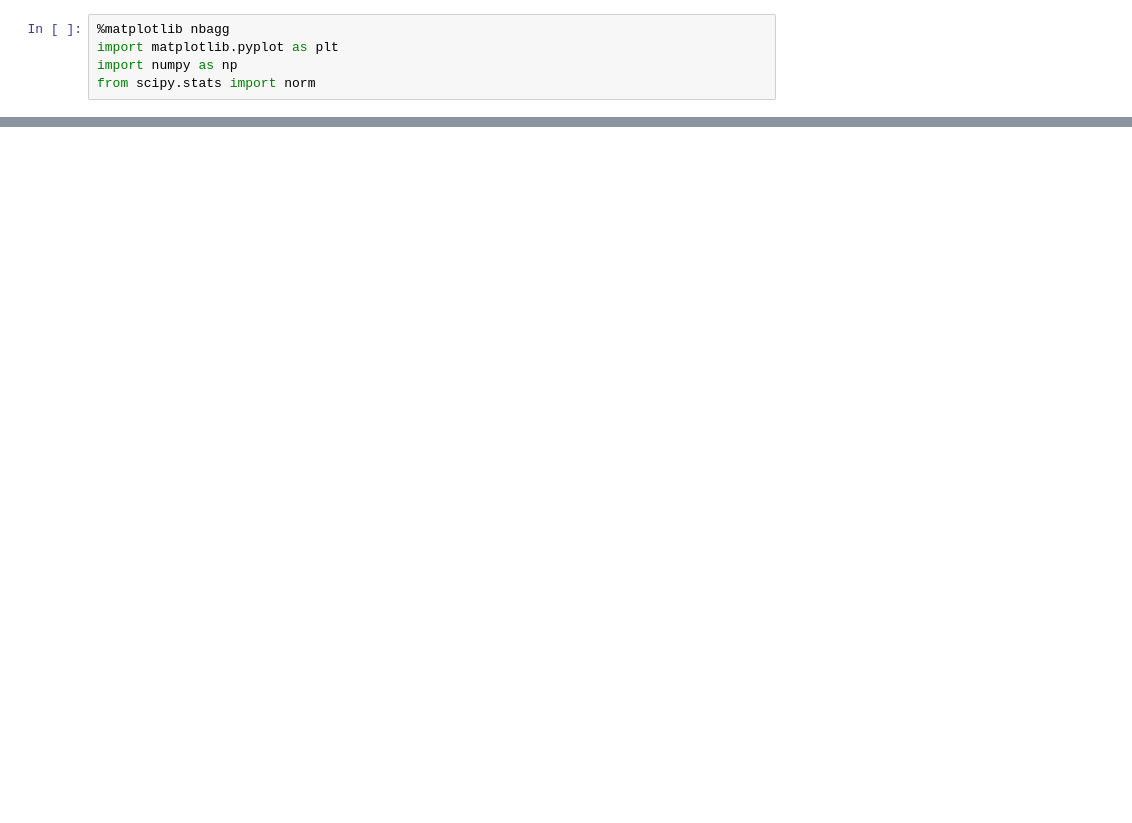
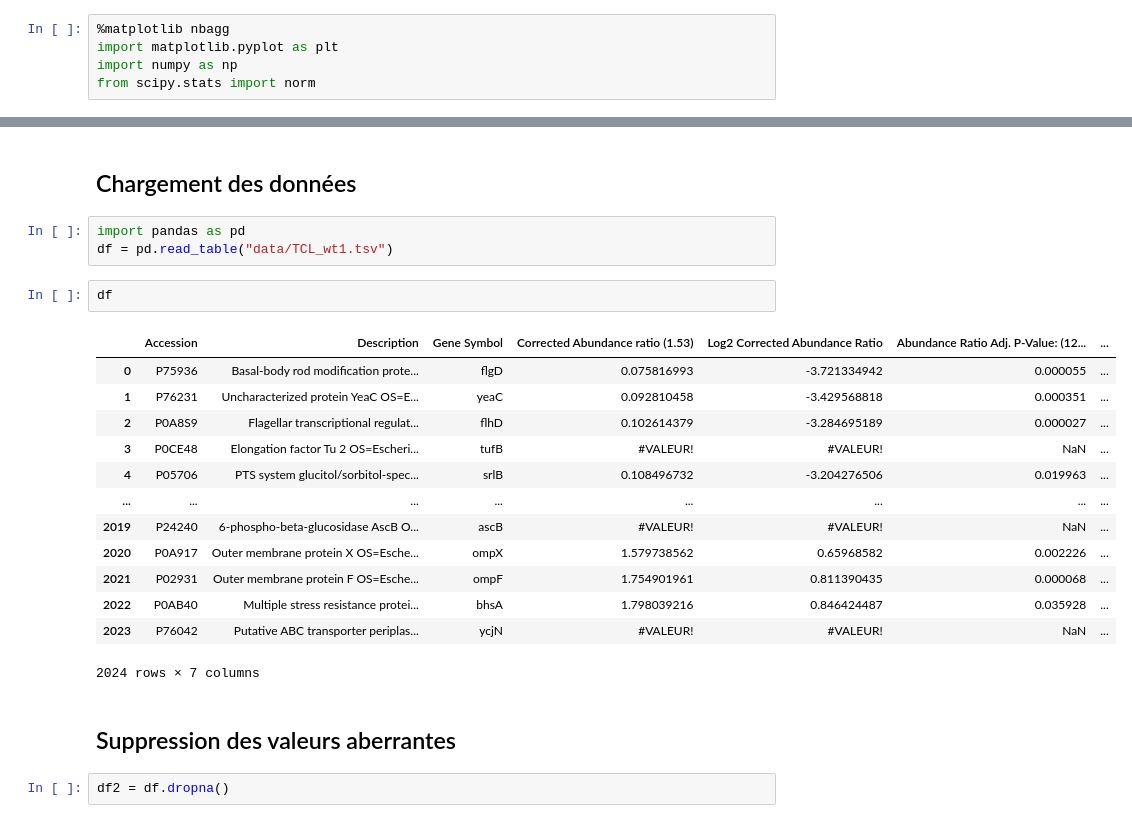
Before and after one commit to maniesaw/tp-proteomics, a Jupyter notebook: TP_Proteomique_1.ipynb, the cells around one changed output, grey strips where cells are left out. Saved outputs shown, nothing was run; the diff lists cells and outputs as text; blank space fills up the shorter version.

Commit message:
Add of datas and clean na

```diff
--- a/TP_Proteomique_1.ipynb
+++ b/TP_Proteomique_1.ipynb
@@ -18,3 +18,28 @@ fig.show()
 # %% [output]
 [interactive output not drawn]
 [interactive output not drawn]
+# %% [markdown]
+## Chargement des données
+# %%
+import pandas as pd
+df = pd.read_table("data/TCL_wt1.tsv")
+# %%
+df
+# %% [output]
+|  | Accession | Description | Gene Symbol | Corrected Abundance ratio (1.53) | Log2 Corrected Abundance Ratio | Abundance Ratio Adj. P-Value: (12... | ... |
+| 0 | P75936 | Basal-body rod modification prote... | flgD | 0.075816993 | -3.721334942 | 0.000055 | ... |
+| 1 | P76231 | Uncharacterized protein YeaC OS=E... | yeaC | 0.092810458 | -3.429568818 | 0.000351 | ... |
+| 2 | P0A8S9 | Flagellar transcriptional regulat... | flhD | 0.102614379 | -3.284695189 | 0.000027 | ... |
+| 3 | P0CE48 | Elongation factor Tu 2 OS=Escheri... | tufB | #VALEUR! | #VALEUR! | NaN | ... |
+| 4 | P05706 | PTS system glucitol/sorbitol-spec... | srlB | 0.108496732 | -3.204276506 | 0.019963 | ... |
+| ... | ... | ... | ... | ... | ... | ... | ... |
+| 2019 | P24240 | 6-phospho-beta-glucosidase AscB O... | ascB | #VALEUR! | #VALEUR! | NaN | ... |
+| 2020 | P0A917 | Outer membrane protein X OS=Esche... | ompX | 1.579738562 | 0.65968582 | 0.002226 | ... |
+| 2021 | P02931 | Outer membrane protein F OS=Esche... | ompF | 1.754901961 | 0.811390435 | 0.000068 | ... |
+| 2022 | P0AB40 | Multiple stress resistance protei... | bhsA | 1.798039216 | 0.846424487 | 0.035928 | ... |
+| 2023 | P76042 | Putative ABC transporter periplas... | ycjN | #VALEUR! | #VALEUR! | NaN | ... |
+2024 rows × 7 columns
+# %% [markdown]
+## Suppression des valeurs aberrantes
+# %%
+df2 = df.dropna()
```
Also changed, not shown: parts of 11 cells of this notebook.
